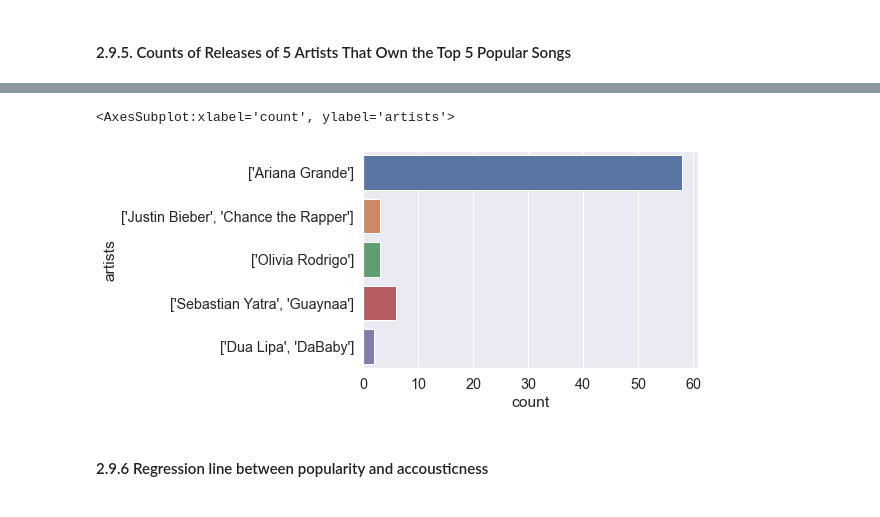
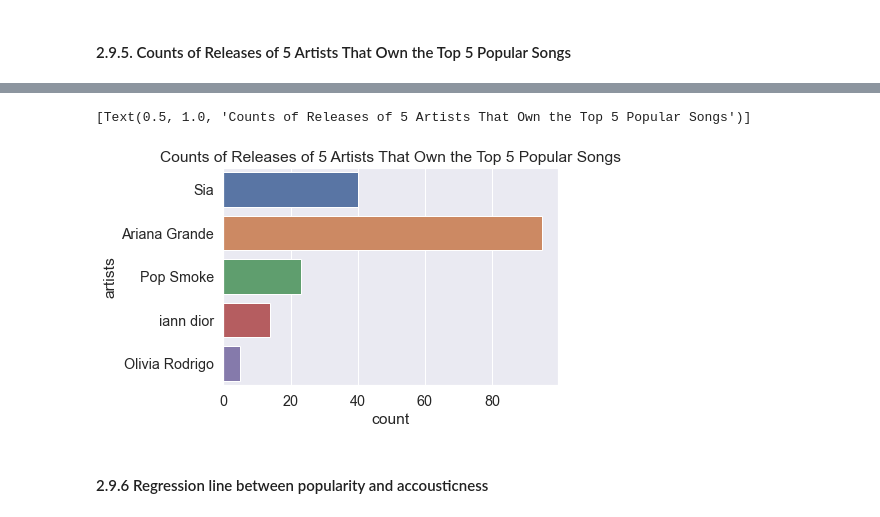
Before and after one commit to data301-2020-winter2/course-project-group_1002, a Jupyter notebook: analysis/Shaohua/milestone2.ipynb, the cells around one changed output, grey strips where cells are left out. Saved outputs shown, nothing was run; the diff lists cells and outputs as text; code cells hidden in the pictures.

```diff
--- a/analysis/Shaohua/milestone2.ipynb
+++ b/analysis/Shaohua/milestone2.ipynb
@@ -353,0 +343,8 @@ ast.literal_eval(new_data['artists'][20300])
+# %%
+# Split the songs with multiple artists to each artist having the song#
+
+import ast
+#new_data
+split_artists_data = project_functions.convert_to_list('artists', new_data)
+split_artists_data = split_artists_data.explode('artists')
+split_artists_data
@@ -354,21 +365,21 @@ ast.literal_eval(new_data['artists'][20300])
 # %%
 # Start visualizing
 top_5_popular = project_functions.sort_descending('popularity',
-                                                  new_data).iloc[new_data['popularity'].
+                                                  split_artists_data).iloc[split_artists_data['popularity'].
                                                                  value_counts().
                                                                  iloc[:5].
                                                                  index]
 top_5_popular['artists']
 
-new_data[new_data['artists'].isin(top_5_popular['artists'])]
+split_artists_data[split_artists_data['artists'].isin(top_5_popular['artists'])]
 
 sns.countplot(y='artists',
-              data=new_data[new_data['artists'].isin(top_5_popular['artists'])],
+              data=split_artists_data[split_artists_data['artists'].isin(top_5_popular['artists'])],
               #hue='popularity',
-             )
+             ).set(title='Counts of Releases of 5 Artists That Own the Top 5 Popular Songs')
 # %% [output]
-<AxesSubplot:xlabel='count', ylabel='artists'>
+[Text(0.5, 1.0, 'Counts of Releases of 5 Artists That Own the Top 5 Popular Songs')]
-[figure, old version]
+[figure, new version]
 # %% [markdown]
 #### 2.9.6 Regression line between popularity and accousticness
 # %% [markdown]
```
Also changed, not shown: parts of 5 cells of this notebook.
